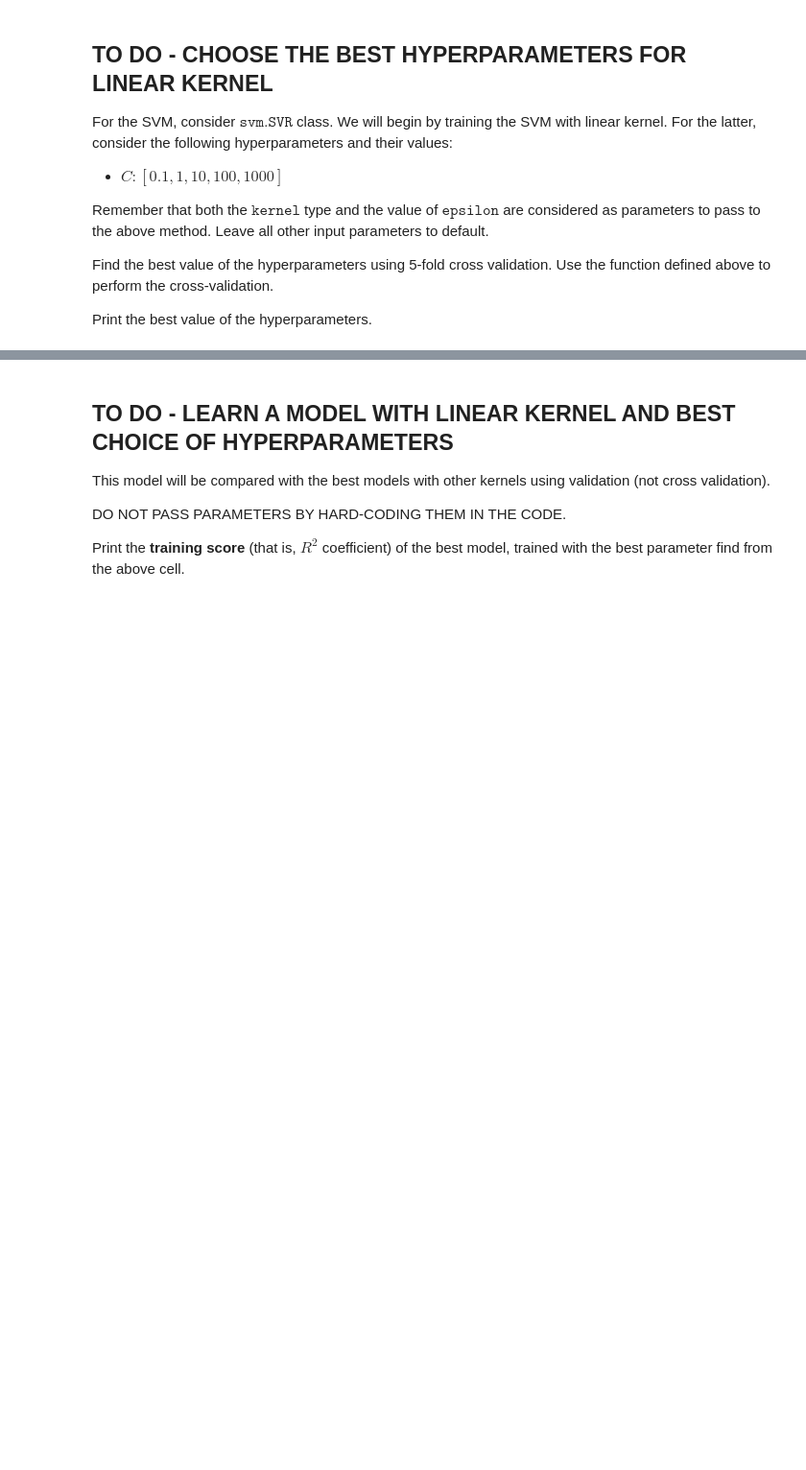
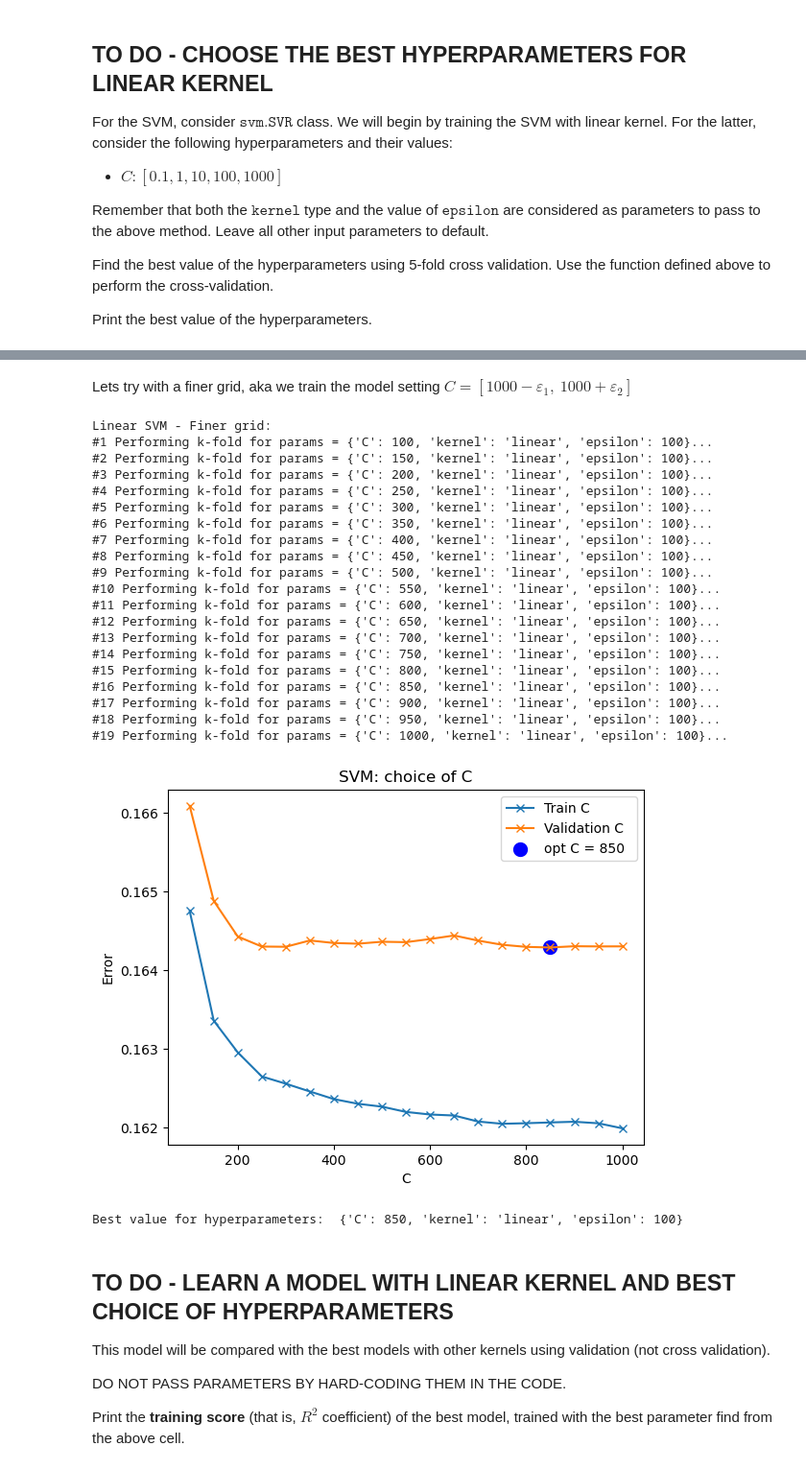
Before and after one commit to luca037/MachineLearningLabs, a Jupyter notebook: homework/HW1_ML2024_V2.ipynb, the cells around one changed output, grey strips where cells are left out. Shown at 96% size. Cells and saved outputs as stored; diff of their text form; code cells hidden in the pictures; blank space fills up the shorter version.

```diff
--- a/homework/HW1_ML2024_V2.ipynb
+++ b/homework/HW1_ML2024_V2.ipynb
@@ -290,3 +284,33 @@ Best value for hyperparameters:  {'C': 615.8482110660261, 'kernel': 'linear', 'e
+# %% [markdown]
+Lets try with a finer grid, aka we train the model setting $C = [1000 - \varepsilon_1, \ 1000 + \varepsilon_2]$
+# %%
+print("\nLinear SVM - Finer grid:")
+params = {"C": np.arange(100, 1050, 50).tolist(), "kernel":["linear"], "epsilon":[100]}
+best_linear_param = k_fold_cross_validation(X_train_scaled, Y_train, plots=["C", [" "]], **params)
+print("Best value for hyperparameters: ", best_linear_param)
+# %% [output]
+Linear SVM - Finer grid:
+#1 Performing k-fold for params = {'C': 100, 'kernel': 'linear', 'epsilon': 100}...
+#2 Performing k-fold for params = {'C': 150, 'kernel': 'linear', 'epsilon': 100}...
+#3 Performing k-fold for params = {'C': 200, 'kernel': 'linear', 'epsilon': 100}...
+#4 Performing k-fold for params = {'C': 250, 'kernel': 'linear', 'epsilon': 100}...
+#5 Performing k-fold for params = {'C': 300, 'kernel': 'linear', 'epsilon': 100}...
+#6 Performing k-fold for params = {'C': 350, 'kernel': 'linear', 'epsilon': 100}...
+#7 Performing k-fold for params = {'C': 400, 'kernel': 'linear', 'epsilon': 100}...
+#8 Performing k-fold for params = {'C': 450, 'kernel': 'linear', 'epsilon': 100}...
+#9 Performing k-fold for params = {'C': 500, 'kernel': 'linear', 'epsilon': 100}...
+#10 Performing k-fold for params = {'C': 550, 'kernel': 'linear', 'epsilon': 100}...
+#11 Performing k-fold for params = {'C': 600, 'kernel': 'linear', 'epsilon': 100}...
+#12 Performing k-fold for params = {'C': 650, 'kernel': 'linear', 'epsilon': 100}...
+#13 Performing k-fold for params = {'C': 700, 'kernel': 'linear', 'epsilon': 100}...
+#14 Performing k-fold for params = {'C': 750, 'kernel': 'linear', 'epsilon': 100}...
+#15 Performing k-fold for params = {'C': 800, 'kernel': 'linear', 'epsilon': 100}...
+#16 Performing k-fold for params = {'C': 850, 'kernel': 'linear', 'epsilon': 100}...
+#17 Performing k-fold for params = {'C': 900, 'kernel': 'linear', 'epsilon': 100}...
+#18 Performing k-fold for params = {'C': 950, 'kernel': 'linear', 'epsilon': 100}...
+#19 Performing k-fold for params = {'C': 1000, 'kernel': 'linear', 'epsilon': 100}...
+[figure, added]
+Best value for hyperparameters:  {'C': 850, 'kernel': 'linear', 'epsilon': 100}
 # %% [markdown]
 ## TO DO - LEARN A MODEL WITH LINEAR KERNEL AND BEST CHOICE OF HYPERPARAMETERS
 
```
Also changed, not shown: parts of 15 cells of this notebook.
